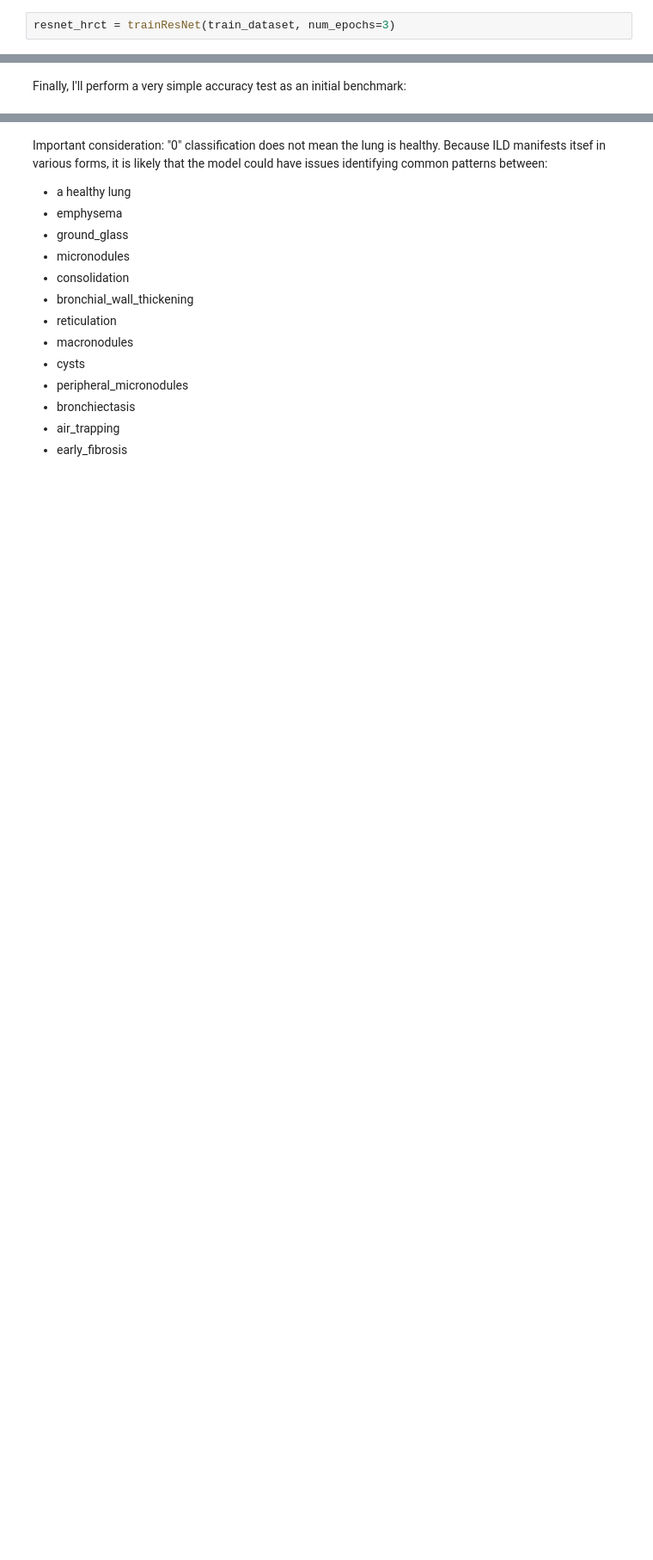
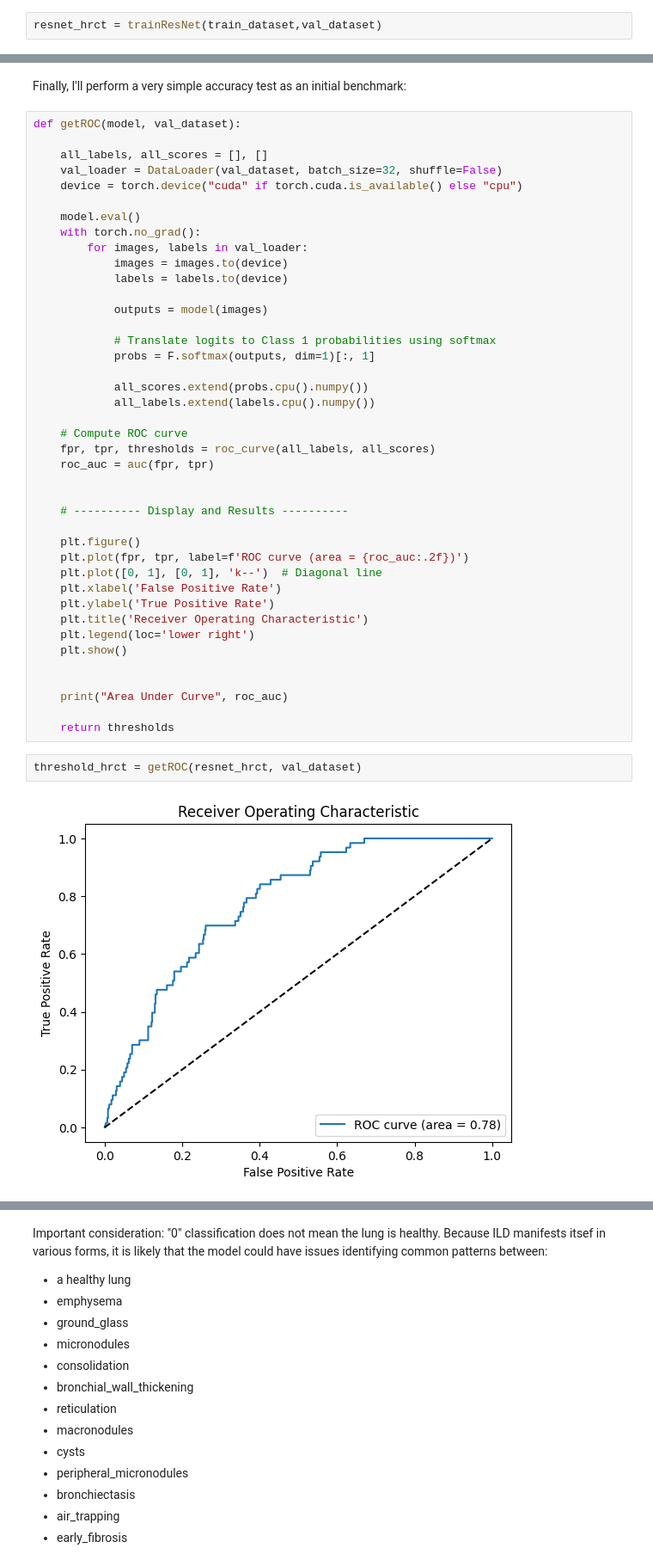
Before and after one commit to rafael-andre1/AI-for-Interstitial-Lung-Disease-Classification, a Jupyter notebook: 3 - resnetTesting/resnetEval.ipynb, the cells around one changed output, grey strips where cells are left out. Shown at 86% size. Cells and saved outputs as stored; diff of their text form; blank space fills up the shorter version.

```diff
--- a/3 - resnetTesting/resnetEval.ipynb
+++ b/3 - resnetTesting/resnetEval.ipynb
@@ -389,5 +406,5 @@ def trainResNet(train_dataset, num_epochs=40, batch_size=32, lr=0.001, patience=
 
     return resnet18
 # %%
-resnet_hrct = trainResNet(train_dataset, num_epochs=3)
+resnet_hrct = trainResNet(train_dataset,val_dataset)
 # %% [output]
@@ -410,2 +447,47 @@ resnet_hrct.load_state_dict(checkpoint_hrct['state_dict'])
 # %% [markdown]
 Finally, I'll perform a very simple accuracy test as an initial benchmark:
+# %%
+def getROC(model, val_dataset):
+
+    all_labels, all_scores = [], []
+    val_loader = DataLoader(val_dataset, batch_size=32, shuffle=False)
+    device = torch.device("cuda" if torch.cuda.is_available() else "cpu")
+
+    model.eval()
+    with torch.no_grad():
+        for images, labels in val_loader:
+            images = images.to(device)
+            labels = labels.to(device)
+
+            outputs = model(images)
+
+            # Translate logits to Class 1 probabilities using softmax
+            probs = F.softmax(outputs, dim=1)[:, 1]
+
+            all_scores.extend(probs.cpu().numpy())
+            all_labels.extend(labels.cpu().numpy())
+
+    # Compute ROC curve
+    fpr, tpr, thresholds = roc_curve(all_labels, all_scores)
+    roc_auc = auc(fpr, tpr)
+
+
+    # ---------- Display and Results ----------
+
+    plt.figure()
+    plt.plot(fpr, tpr, label=f'ROC curve (area = {roc_auc:.2f})')
+    plt.plot([0, 1], [0, 1], 'k--')  # Diagonal line
+    plt.xlabel('False Positive Rate')
+    plt.ylabel('True Positive Rate')
+    plt.title('Receiver Operating Characteristic')
+    plt.legend(loc='lower right')
+    plt.show()
+
+
+    print("Area Under Curve", roc_auc)
+
+    return thresholds
+# %%
+threshold_hrct = getROC(resnet_hrct, val_dataset)
+# %% [output]
+[figure, added]
```
Also changed, not shown: parts of 21 cells of this notebook, 12 other files.
